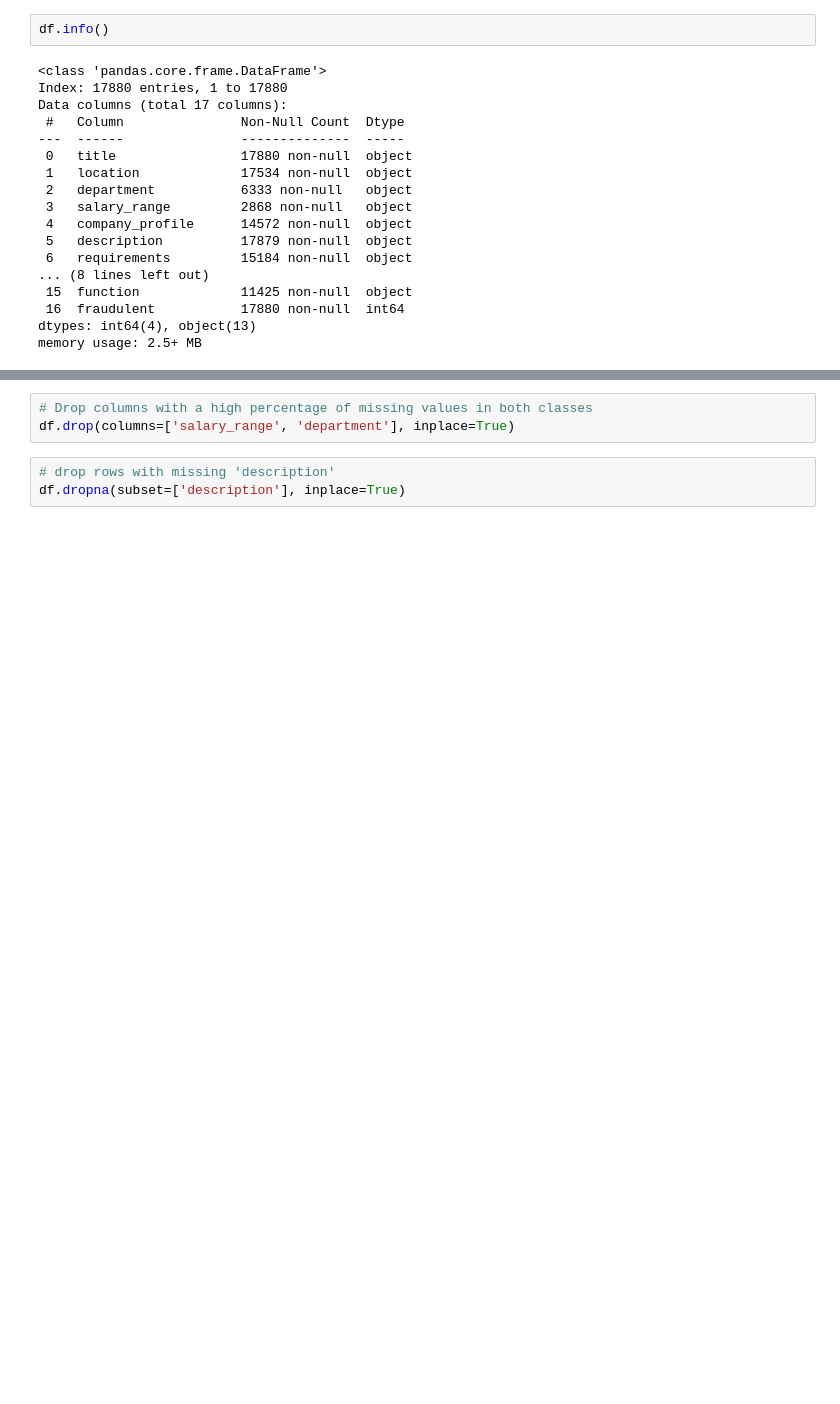
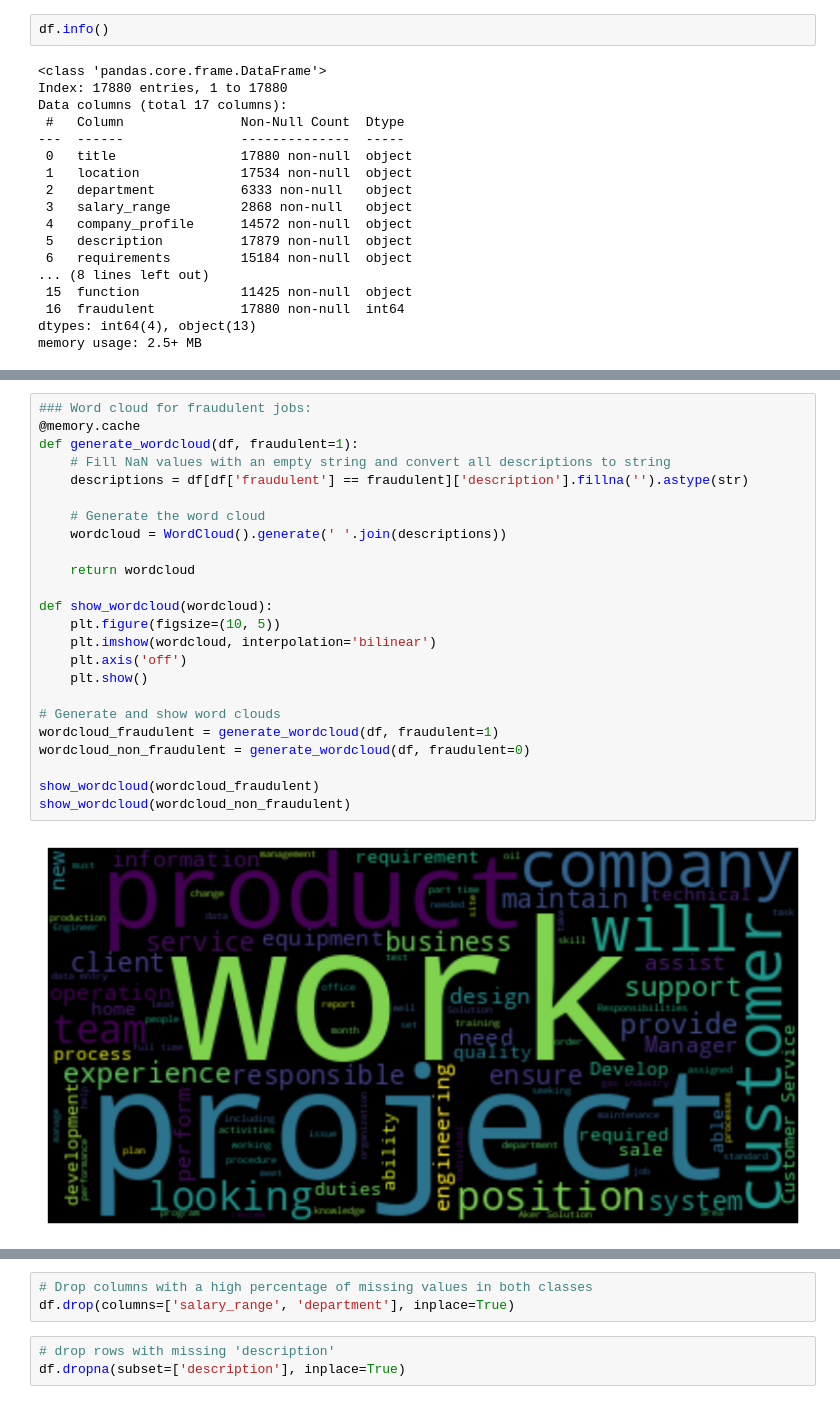
Before and after one commit to geekcourses/RealFakeJobPostingPrediction_Mitko, a Jupyter notebook: src/data_preprocessing.ipynb, the cells around one changed output, grey strips where cells are left out. Drawn from its saved outputs; the diff is of its cells as text; blank space fills up the shorter version.

```diff
--- a/src/data_preprocessing.ipynb
+++ b/src/data_preprocessing.ipynb
@@ -182,0 +189,26 @@ text_columns = [
+# %%
+### Word cloud for fraudulent jobs:
+@memory.cache
+def generate_wordcloud(df, fraudulent=1):
+    # Fill NaN values with an empty string and convert all descriptions to string
+    descriptions = df[df['fraudulent'] == fraudulent]['description'].fillna('').astype(str)
+
+    # Generate the word cloud
+    wordcloud = WordCloud().generate(' '.join(descriptions))
+
+    return wordcloud
+
+def show_wordcloud(wordcloud):
+    plt.figure(figsize=(10, 5))
+    plt.imshow(wordcloud, interpolation='bilinear')
+    plt.axis('off')
+    plt.show()
+
+# Generate and show word clouds
+wordcloud_fraudulent = generate_wordcloud(df, fraudulent=1)
+wordcloud_non_fraudulent = generate_wordcloud(df, fraudulent=0)
+
+show_wordcloud(wordcloud_fraudulent)
+show_wordcloud(wordcloud_non_fraudulent)
+# %% [output]
+[figure, added]
```
Also changed, not shown: parts of 34 cells of this notebook.
